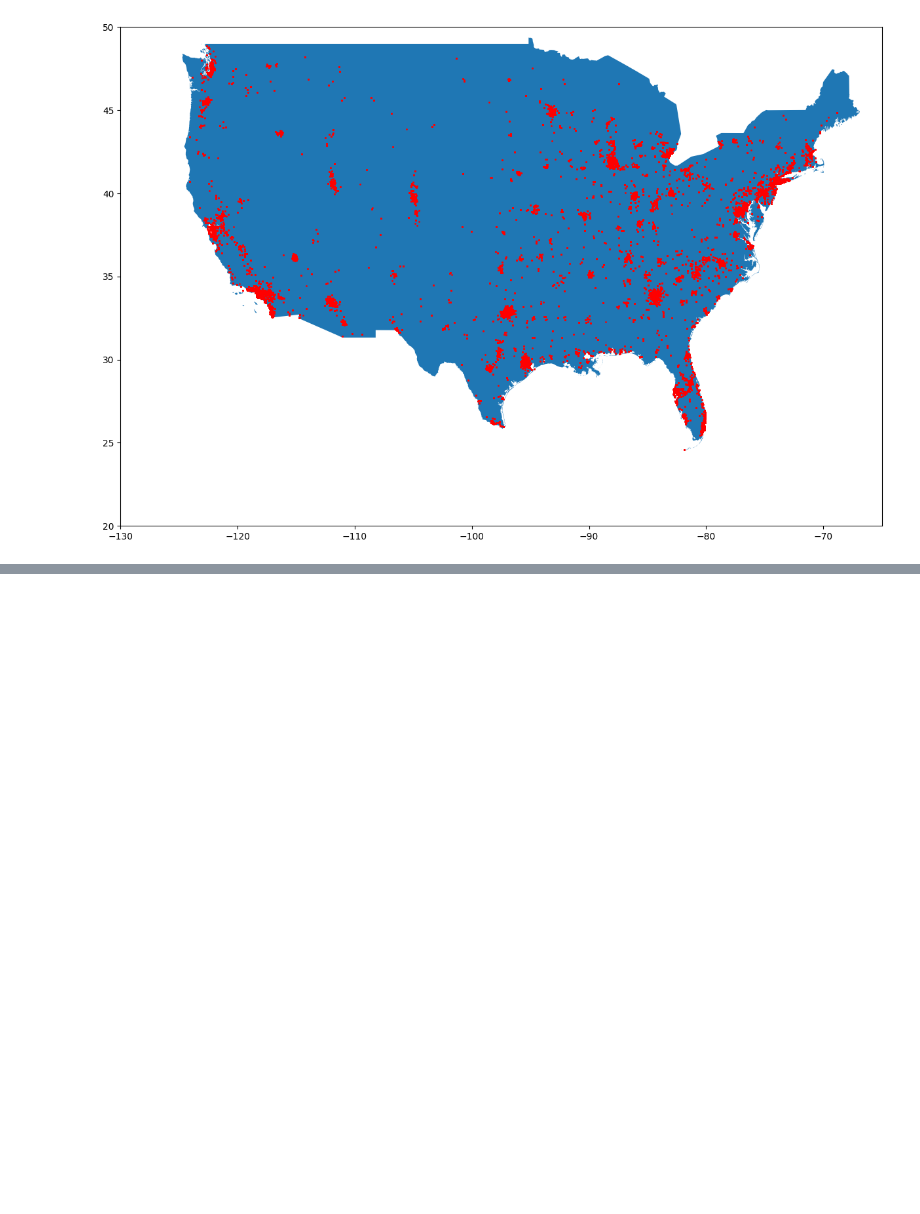
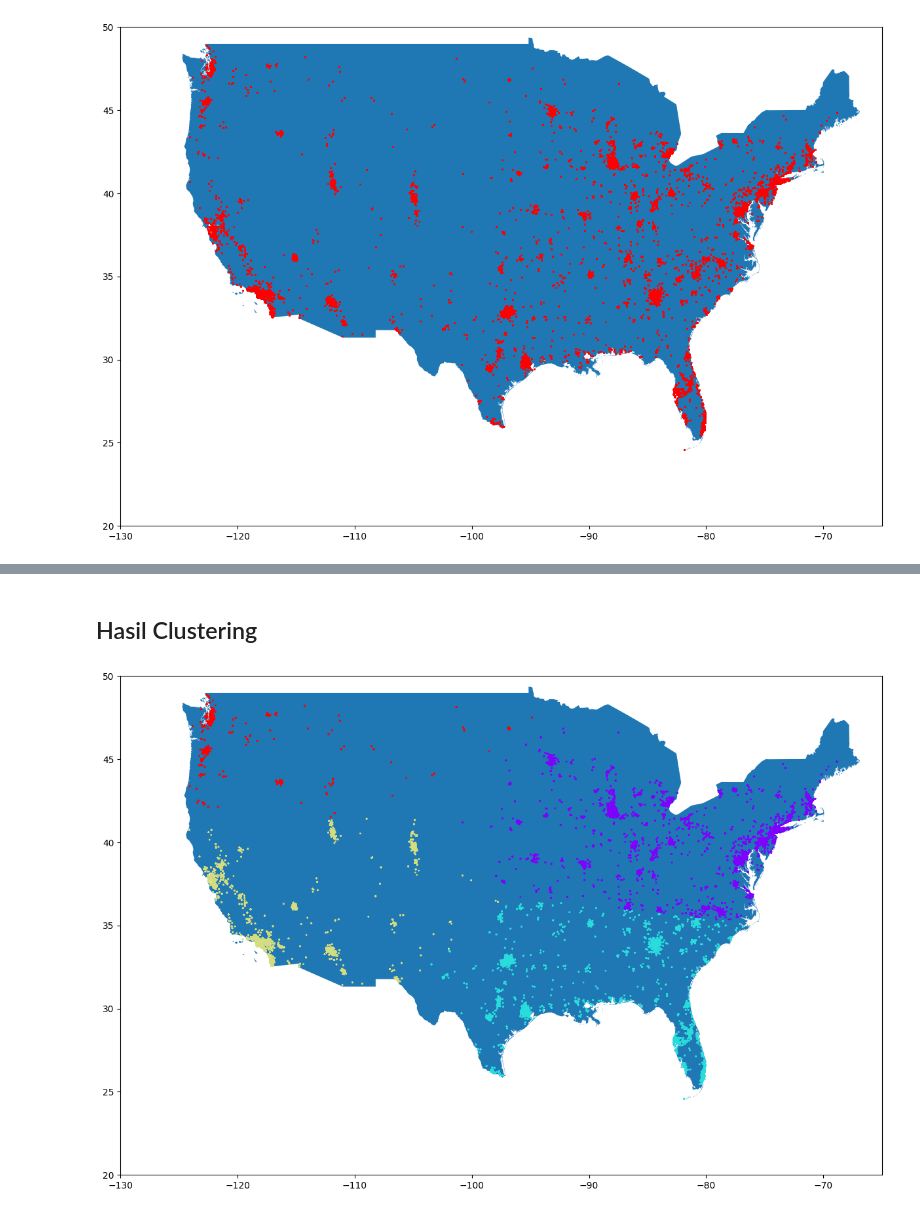
Before and after one commit to ray-dion/Latihan-Clustering, a Jupyter notebook: Latihan_Clustering.ipynb, the cells around one changed output, grey strips where cells are left out. Cells and saved outputs as stored; diff of their text form; code cells hidden in the pictures; blank space fills up the shorter version.

```diff
--- a/Latihan_Clustering.ipynb
+++ b/Latihan_Clustering.ipynb
@@ -71,0 +106,17 @@ x = scaler.fit_transform(df[['longitude', 'latitude']])
+# %% [markdown]
+## Hasil Clustering
+# %%
+# Visualisasi
+
+fig, ax = plt.subplots(figsize=(15,10))
+map.plot(ax=ax)
+
+# Add customer's location
+ax.scatter(df['longitude'], df['latitude'], c=df['cluster'], cmap='rainbow', s=1)
+
+ax.set_xlim(-130, -65)
+ax.set_ylim(20, 50)
+
+plt.show()
+# %% [output]
+[figure, added]
```
Also changed, not shown: parts of 10 cells of this notebook.
